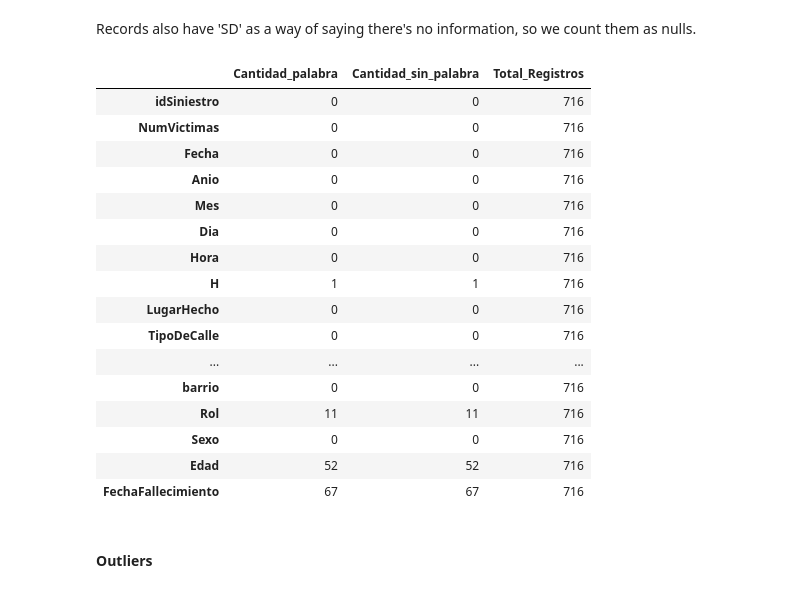
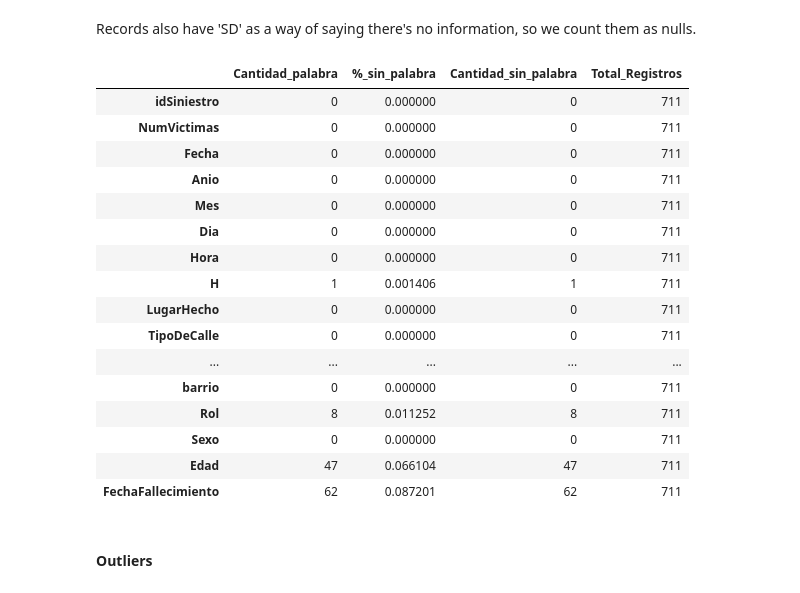
Before and after one commit to priscilamuniz/PI_Accidentes_Viales, a Jupyter notebook: 03_EDA.ipynb, the cells around one changed output. Drawn from its saved outputs; the diff is of its cells as text; code cells hidden in the pictures.

```diff
--- a/03_EDA.ipynb
+++ b/03_EDA.ipynb
@@ -240,26 +223,26 @@ There appear to be no empty records left, but a deeper search is performed to fi
 # %% [markdown]
 Records also have 'SD' as a way of saying there's no information, so we count them as nulls.
 # %%
-sindato = t.ContarRegistrosSD(df, 'SD')
+sindato = t.ContarRegistros(df, 'SD')
 sindato
 # %% [output]
-|  | Cantidad_palabra | Cantidad_sin_palabra | Total_Registros |
-| idSiniestro | 0 | 0 | 716 |
-| NumVictimas | 0 | 0 | 716 |
-| Fecha | 0 | 0 | 716 |
-| Anio | 0 | 0 | 716 |
-| Mes | 0 | 0 | 716 |
-| Dia | 0 | 0 | 716 |
-| Hora | 0 | 0 | 716 |
-| H | 1 | 1 | 716 |
-| LugarHecho | 0 | 0 | 716 |
-| TipoDeCalle | 0 | 0 | 716 |
-| ... | ... | ... | ... |
-| barrio | 0 | 0 | 716 |
-| Rol | 11 | 11 | 716 |
-| Sexo | 0 | 0 | 716 |
-| Edad | 52 | 52 | 716 |
-| FechaFallecimiento | 67 | 67 | 716 |
+|  | Cantidad_palabra | %_sin_palabra | Cantidad_sin_palabra | Total_Registros |
+| idSiniestro | 0 | 0.000000 | 0 | 711 |
+| NumVictimas | 0 | 0.000000 | 0 | 711 |
+| Fecha | 0 | 0.000000 | 0 | 711 |
+| Anio | 0 | 0.000000 | 0 | 711 |
+| Mes | 0 | 0.000000 | 0 | 711 |
+| Dia | 0 | 0.000000 | 0 | 711 |
+| Hora | 0 | 0.000000 | 0 | 711 |
+| H | 1 | 0.001406 | 1 | 711 |
+| LugarHecho | 0 | 0.000000 | 0 | 711 |
+| TipoDeCalle | 0 | 0.000000 | 0 | 711 |
+| ... | ... | ... | ... | ... |
+| barrio | 0 | 0.000000 | 0 | 711 |
+| Rol | 8 | 0.011252 | 8 | 711 |
+| Sexo | 0 | 0.000000 | 0 | 711 |
+| Edad | 47 | 0.066104 | 47 | 711 |
+| FechaFallecimiento | 62 | 0.087201 | 62 | 711 |
 # %% [markdown]
 #### Outliers
 # %% [markdown]
```
Also changed, not shown: parts of 2 cells of this notebook, 20 other files.
